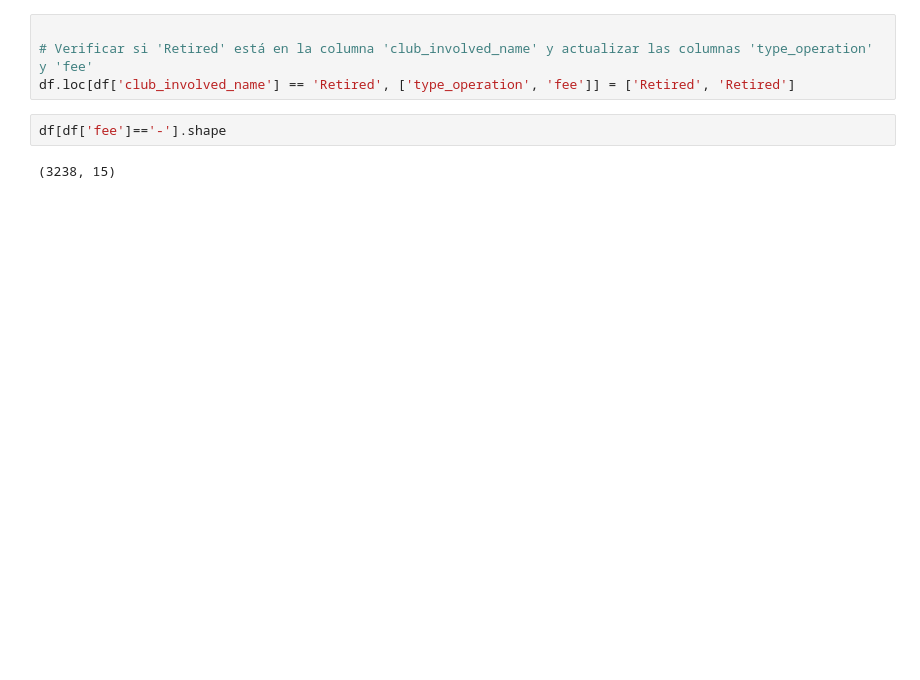
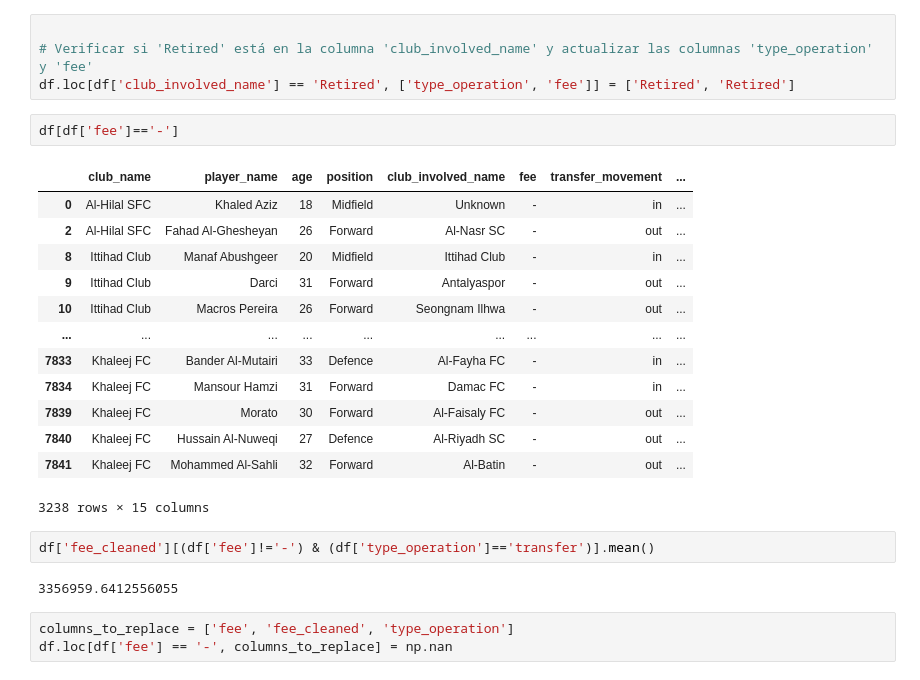
Before and after one commit to gabriellazzaro96/DA_SaudiProLeague_Transfers, a Jupyter notebook: etl.ipynb, the cells around one changed output. Cells and saved outputs as stored; diff of their text form; blank space fills up the shorter version.

```diff
--- a/etl.ipynb
+++ b/etl.ipynb
@@ -308,6 +371,25 @@ df[df['fee'] == 'Retired']
 # Verificar si 'Retired' está en la columna 'club_involved_name' y actualizar las columnas 'type_operation' y 'fee'
 df.loc[df['club_involved_name'] == 'Retired', ['type_operation', 'fee']] = ['Retired', 'Retired']
 # %%
-df[df['fee']=='-'].shape
+df[df['fee']=='-']
 # %% [output]
+|  | club_name | player_name | age | position | club_involved_name | fee | transfer_movement | ... |
+| 0 | Al-Hilal SFC | Khaled Aziz | 18 | Midfield | Unknown | - | in | ... |
+| 2 | Al-Hilal SFC | Fahad Al-Ghesheyan | 26 | Forward | Al-Nasr SC | - | out | ... |
+| 8 | Ittihad Club | Manaf Abushgeer | 20 | Midfield | Ittihad Club | - | in | ... |
+| 9 | Ittihad Club | Darci | 31 | Forward | Antalyaspor | - | out | ... |
+| 10 | Ittihad Club | Macros Pereira | 26 | Forward | Seongnam Ilhwa | - | out | ... |
+| ... | ... | ... | ... | ... | ... | ... | ... | ... |
+| 7833 | Khaleej FC | Bander Al-Mutairi | 33 | Defence | Al-Fayha FC | - | in | ... |
+| 7834 | Khaleej FC | Mansour Hamzi | 31 | Forward | Damac FC | - | in | ... |
+| 7839 | Khaleej FC | Morato | 30 | Forward | Al-Faisaly FC | - | out | ... |
+| 7840 | Khaleej FC | Hussain Al-Nuweqi | 27 | Defence | Al-Riyadh SC | - | out | ... |
+| 7841 | Khaleej FC | Mohammed Al-Sahli | 32 | Forward | Al-Batin | - | out | ... |
-(3238, 15)
+3238 rows × 15 columns
+# %%
+df['fee_cleaned'][(df['fee']!='-') & (df['type_operation']=='transfer')].mean()
+# %% [output]
+3356959.6412556055
+# %%
+columns_to_replace = ['fee', 'fee_cleaned', 'type_operation']
+df.loc[df['fee'] == '-', columns_to_replace] = np.nan
```
Also changed, not shown: parts of 16 cells of this notebook.
